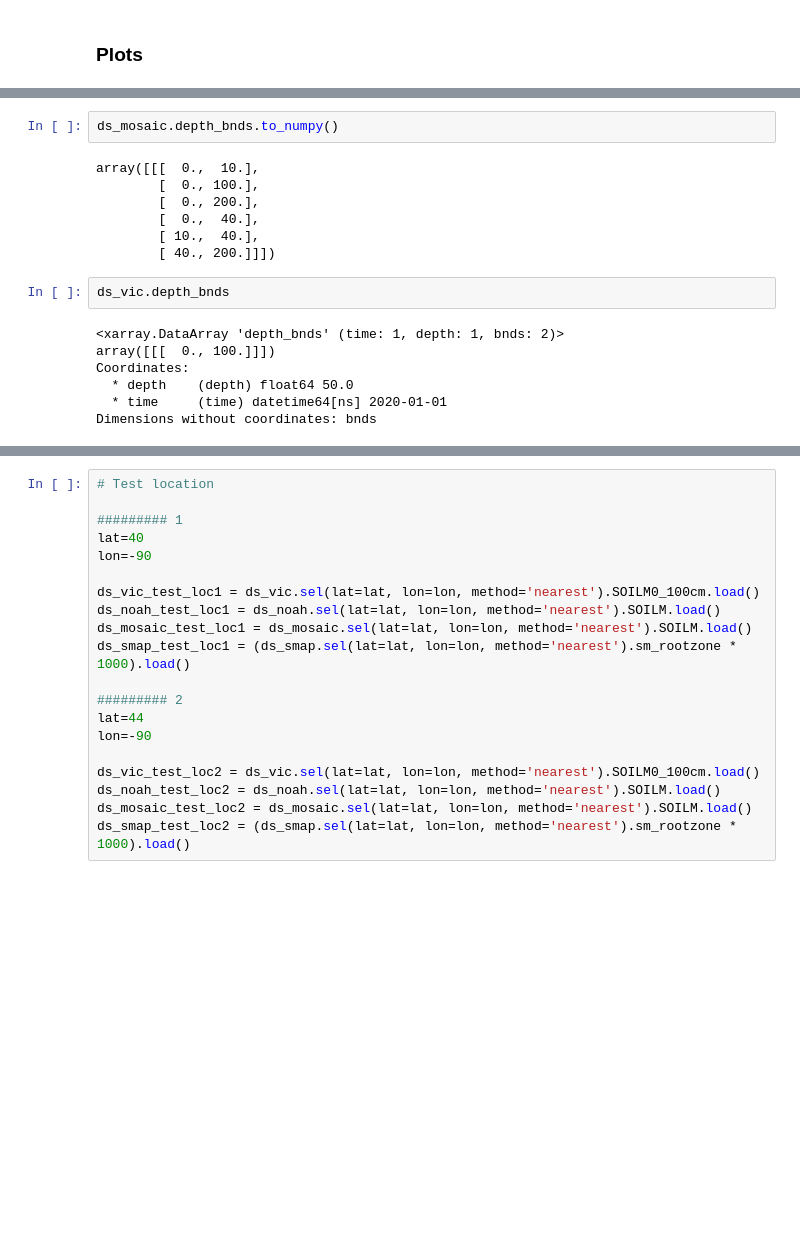
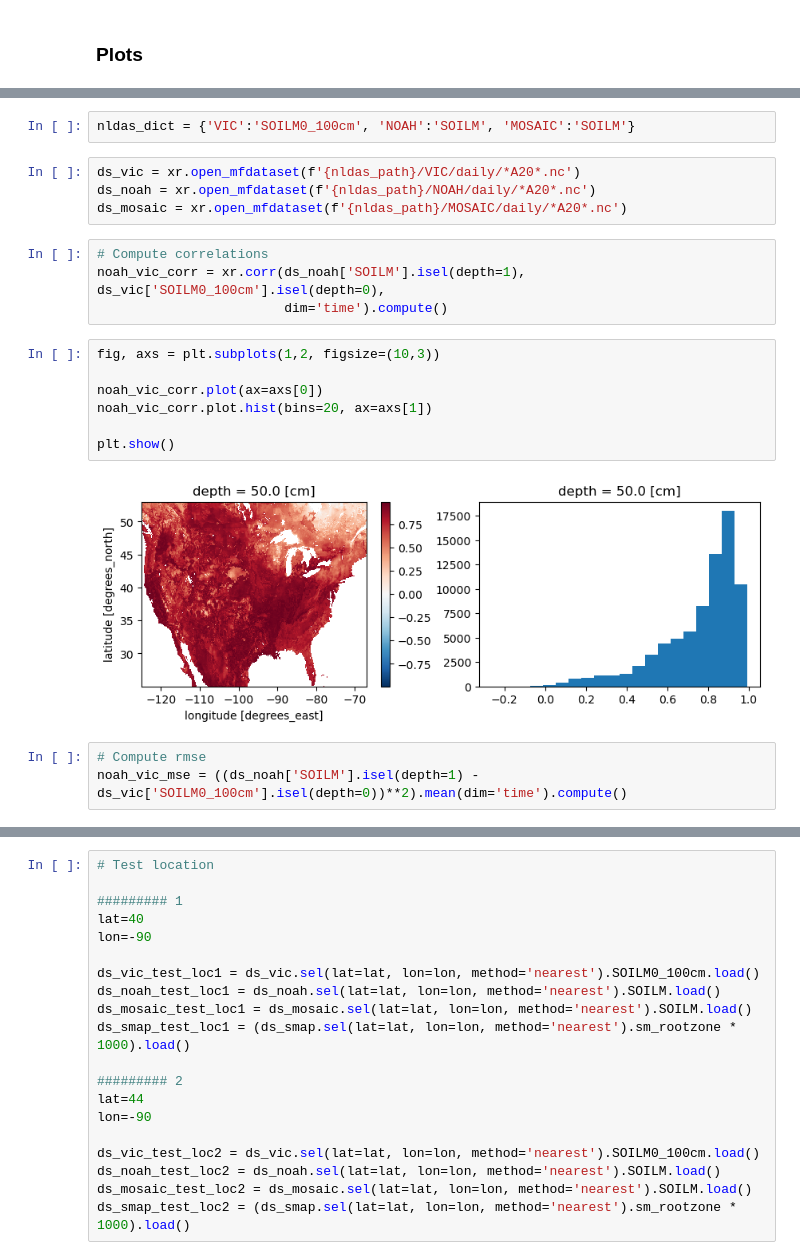
Before and after one commit to david0811/lafferty-etal-2024-tbd, a Jupyter notebook: code/00_data_processing.ipynb, the cells around one changed output, grey strips where cells are left out. Saved outputs shown, nothing was run; the diff lists cells and outputs as text; blank space fills up the shorter version.

```diff
--- a/code/00_data_processing.ipynb
+++ b/code/00_data_processing.ipynb
@@ -361,18 +340,22 @@ Dimensions without coordinates: bnds
-# %%
-ds_mosaic.depth_bnds.to_numpy()
-# %% [output]
-array([[[  0.,  10.],
-        [  0., 100.],
-        [  0., 200.],
-        [  0.,  40.],
-        [ 10.,  40.],
-        [ 40., 200.]]])
-# %%
-ds_vic.depth_bnds
-# %% [output]
-<xarray.DataArray 'depth_bnds' (time: 1, depth: 1, bnds: 2)>
-array([[[  0., 100.]]])
-Coordinates:
-  * depth    (depth) float64 50.0
-  * time     (time) datetime64[ns] 2020-01-01
-Dimensions without coordinates: bnds
+# %%
+nldas_dict = {'VIC':'SOILM0_100cm', 'NOAH':'SOILM', 'MOSAIC':'SOILM'}
+# %%
+ds_vic = xr.open_mfdataset(f'{nldas_path}/VIC/daily/*A20*.nc')
+ds_noah = xr.open_mfdataset(f'{nldas_path}/NOAH/daily/*A20*.nc')
+ds_mosaic = xr.open_mfdataset(f'{nldas_path}/MOSAIC/daily/*A20*.nc')
+# %%
+# Compute correlations
+noah_vic_corr = xr.corr(ds_noah['SOILM'].isel(depth=1), ds_vic['SOILM0_100cm'].isel(depth=0),
+                        dim='time').compute()
+# %%
+fig, axs = plt.subplots(1,2, figsize=(10,3))
+
+noah_vic_corr.plot(ax=axs[0])
+noah_vic_corr.plot.hist(bins=20, ax=axs[1])
+
+plt.show()
+# %% [output]
+[figure, added]
+# %%
+# Compute rmse
+noah_vic_mse = ((ds_noah['SOILM'].isel(depth=1) - ds_vic['SOILM0_100cm'].isel(depth=0))**2).mean(dim='time').compute()
```
Also changed, not shown: parts of 13 cells of this notebook, 2 other files.
